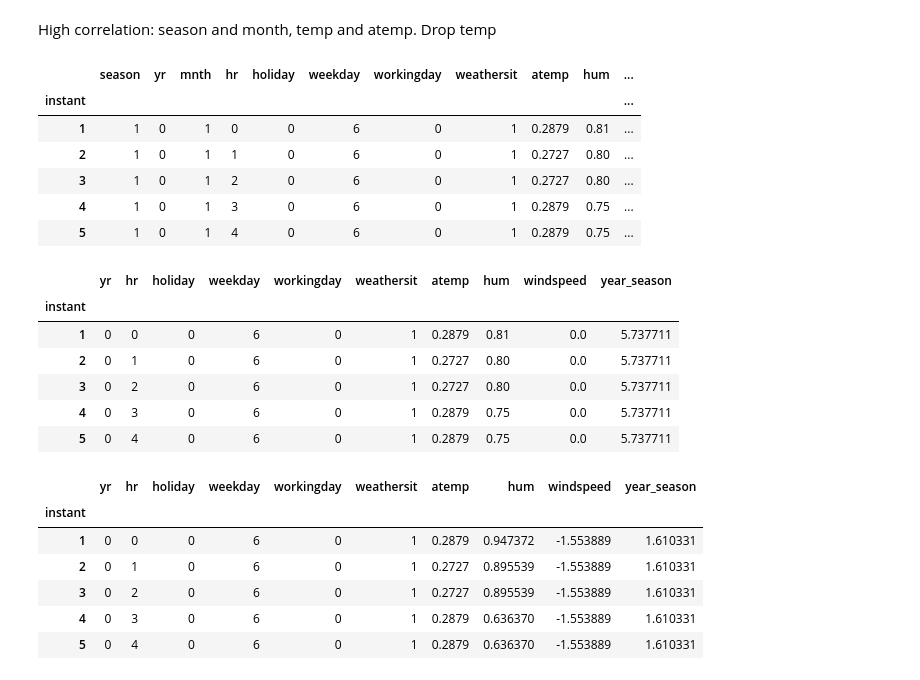
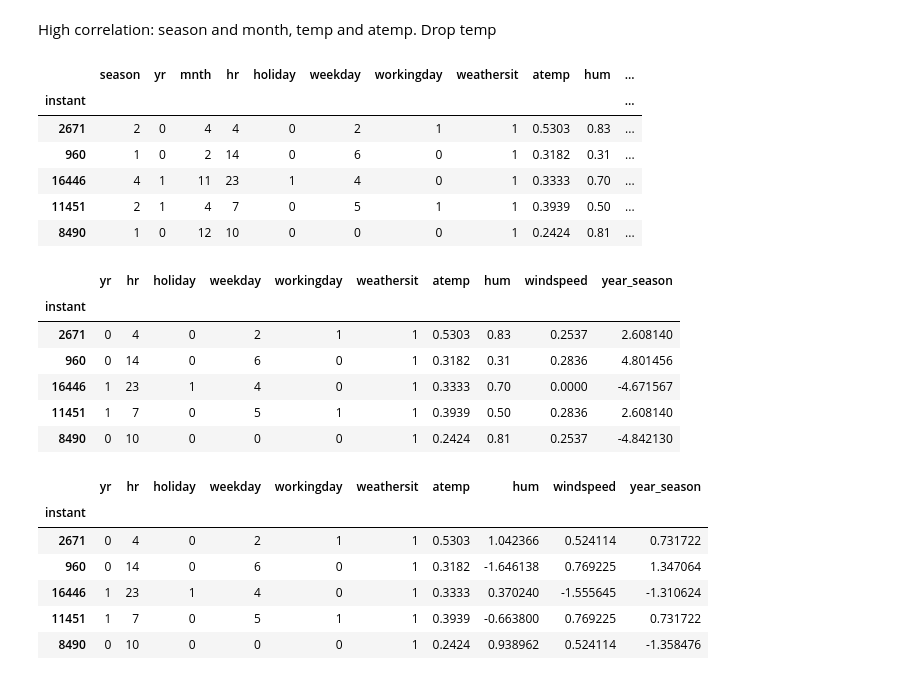
Before and after one commit to AlexeyMarg/ML_bicycle_sharing, a Jupyter notebook: bicycle_prediction.ipynb, the cells around one changed output. Drawn from its saved outputs; the diff is of its cells as text; code cells hidden in the pictures.

```diff
--- a/bicycle_prediction.ipynb
+++ b/bicycle_prediction.ipynb
@@ -65,8 +77,8 @@ df.head()
 | 4 | 2011-01-01 | 1 | 0 | 1 | 3 | 0 | 6 | 0 | 1 | 0.24 | ... |
 | 5 | 2011-01-01 | 1 | 0 | 1 | 4 | 0 | 6 | 0 | 1 | 0.24 | ... |
 # %%
-X = df.drop(['cnt'], axis=1)
-y = df.loc[:, 'cnt']
+X_train = df_train.drop(['cnt'], axis=1)
+y_train = df_train.loc[:, 'cnt']
 X.head()
 # %% [output]
 |  | dteday | season | yr | mnth | hr | holiday | weekday | workingday | weathersit | temp | ... |
@@ -94,8 +106,8 @@ y.hist()
 # %% [markdown]
 Drop dteday because in year, month
 # %%
-X = X.drop('dteday', axis=1)
-X.head()
+X_train = X_train.drop('dteday', axis=1)
+X_train.head()
 # %% [output]
 |  | season | yr | mnth | hr | holiday | weekday | workingday | weathersit | temp | atemp | ... |
 | instant |  |  |  |  |  |  |  |  |  |  | ... |
@@ -114,41 +126,41 @@ sns.heatmap(X.corr())
 # %% [markdown]
 High correlation: season and month, temp and atemp. Drop temp
 # %%
-X = X.drop('temp', axis=1)
-X.head()
+X_train = X_train.drop('temp', axis=1)
+X_train.head()
 # %% [output]
 |  | season | yr | mnth | hr | holiday | weekday | workingday | weathersit | atemp | hum | ... |
 | instant |  |  |  |  |  |  |  |  |  |  | ... |
-| 1 | 1 | 0 | 1 | 0 | 0 | 6 | 0 | 1 | 0.2879 | 0.81 | ... |
-| 2 | 1 | 0 | 1 | 1 | 0 | 6 | 0 | 1 | 0.2727 | 0.80 | ... |
-| 3 | 1 | 0 | 1 | 2 | 0 | 6 | 0 | 1 | 0.2727 | 0.80 | ... |
-| 4 | 1 | 0 | 1 | 3 | 0 | 6 | 0 | 1 | 0.2879 | 0.75 | ... |
-| 5 | 1 | 0 | 1 | 4 | 0 | 6 | 0 | 1 | 0.2879 | 0.75 | ... |
+| 2671 | 2 | 0 | 4 | 4 | 0 | 2 | 1 | 1 | 0.5303 | 0.83 | ... |
+| 960 | 1 | 0 | 2 | 14 | 0 | 6 | 0 | 1 | 0.3182 | 0.31 | ... |
+| 16446 | 4 | 1 | 11 | 23 | 1 | 4 | 0 | 1 | 0.3333 | 0.70 | ... |
+| 11451 | 2 | 1 | 4 | 7 | 0 | 5 | 1 | 1 | 0.3939 | 0.50 | ... |
+| 8490 | 1 | 0 | 12 | 10 | 0 | 0 | 0 | 1 | 0.2424 | 0.81 | ... |
 # %%
 pca = PCA(n_components=1)
-temp = X.loc[:, ['season', 'mnth']]
+temp = X_train.loc[:, ['season', 'mnth']]
 temp['year_season'] = pca.fit_transform(temp)
-X = X.drop(['season', 'mnth'], axis=1)
-X['year_season'] = temp['year_season']
-X.head()
+X_train = X_train.drop(['season', 'mnth'], axis=1)
+X_train['year_season'] = temp['year_season']
+X_train.head()
 # %% [output]
 |  | yr | hr | holiday | weekday | workingday | weathersit | atemp | hum | windspeed | year_season |
 | instant |  |  |  |  |  |  |  |  |  |  |
-| 1 | 0 | 0 | 0 | 6 | 0 | 1 | 0.2879 | 0.81 | 0.0 | 5.737711 |
-| 2 | 0 | 1 | 0 | 6 | 0 | 1 | 0.2727 | 0.80 | 0.0 | 5.737711 |
-| 3 | 0 | 2 | 0 | 6 | 0 | 1 | 0.2727 | 0.80 | 0.0 | 5.737711 |
-| 4 | 0 | 3 | 0 | 6 | 0 | 1 | 0.2879 | 0.75 | 0.0 | 5.737711 |
-| 5 | 0 | 4 | 0 | 6 | 0 | 1 | 0.2879 | 0.75 | 0.0 | 5.737711 |
+| 2671 | 0 | 4 | 0 | 2 | 1 | 1 | 0.5303 | 0.83 | 0.2537 | 2.608140 |
+| 960 | 0 | 14 | 0 | 6 | 0 | 1 | 0.3182 | 0.31 | 0.2836 | 4.801456 |
+| 16446 | 1 | 23 | 1 | 4 | 0 | 1 | 0.3333 | 0.70 | 0.0000 | -4.671567 |
+| 11451 | 1 | 7 | 0 | 5 | 1 | 1 | 0.3939 | 0.50 | 0.2836 | 2.608140 |
+| 8490 | 0 | 10 | 0 | 0 | 0 | 1 | 0.2424 | 0.81 | 0.2537 | -4.842130 |
 # %%
-X.loc[:, 'hum'] = StandardScaler().fit_transform(X.loc[:, 'hum'].values.reshape(-1, 1))
-X.loc[:, 'windspeed'] = StandardScaler().fit_transform(X.loc[:, 'windspeed'].values.reshape(-1, 1))
-X.loc[:, 'year_season'] = StandardScaler().fit_transform(X.loc[:, 'year_season'].values.reshape(-1, 1))
-X.head()
+X_train.loc[:, 'hum'] = StandardScaler().fit_transform(X_train.loc[:, 'hum'].values.reshape(-1, 1))
+X_train.loc[:, 'windspeed'] = StandardScaler().fit_transform(X_train.loc[:, 'windspeed'].values.reshape(-1, 1))
+X_train.loc[:, 'year_season'] = StandardScaler().fit_transform(X_train.loc[:, 'year_season'].values.reshape(-1, 1))
+X_train.head()
 # %% [output]
 |  | yr | hr | holiday | weekday | workingday | weathersit | atemp | hum | windspeed | year_season |
 | instant |  |  |  |  |  |  |  |  |  |  |
-| 1 | 0 | 0 | 0 | 6 | 0 | 1 | 0.2879 | 0.947372 | -1.553889 | 1.610331 |
-| 2 | 0 | 1 | 0 | 6 | 0 | 1 | 0.2727 | 0.895539 | -1.553889 | 1.610331 |
-| 3 | 0 | 2 | 0 | 6 | 0 | 1 | 0.2727 | 0.895539 | -1.553889 | 1.610331 |
-| 4 | 0 | 3 | 0 | 6 | 0 | 1 | 0.2879 | 0.636370 | -1.553889 | 1.610331 |
-| 5 | 0 | 4 | 0 | 6 | 0 | 1 | 0.2879 | 0.636370 | -1.553889 | 1.610331 |
+| 2671 | 0 | 4 | 0 | 2 | 1 | 1 | 0.5303 | 1.042366 | 0.524114 | 0.731722 |
+| 960 | 0 | 14 | 0 | 6 | 0 | 1 | 0.3182 | -1.646138 | 0.769225 | 1.347064 |
+| 16446 | 1 | 23 | 1 | 4 | 0 | 1 | 0.3333 | 0.370240 | -1.555645 | -1.310624 |
+| 11451 | 1 | 7 | 0 | 5 | 1 | 1 | 0.3939 | -0.663800 | 0.769225 | 0.731722 |
+| 8490 | 0 | 10 | 0 | 0 | 0 | 1 | 0.2424 | 0.938962 | 0.524114 | -1.358476 |
```
Also changed, not shown: parts of 10 cells of this notebook.
